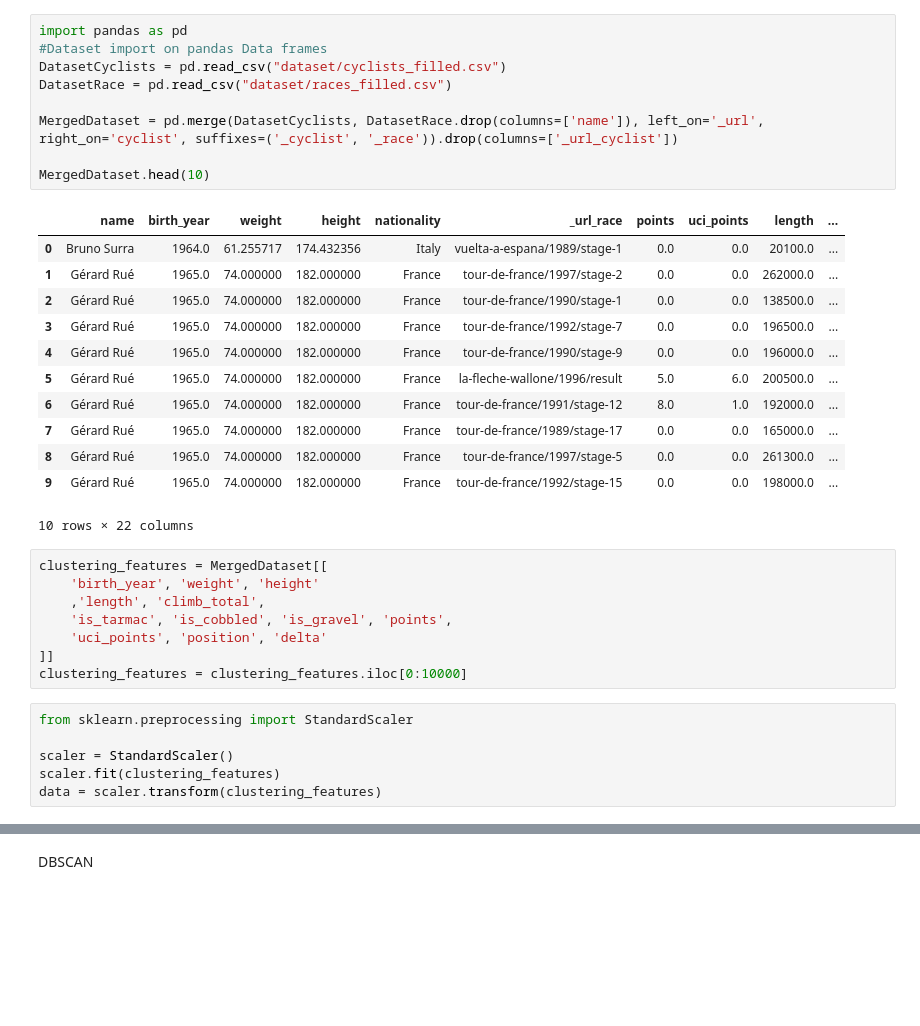
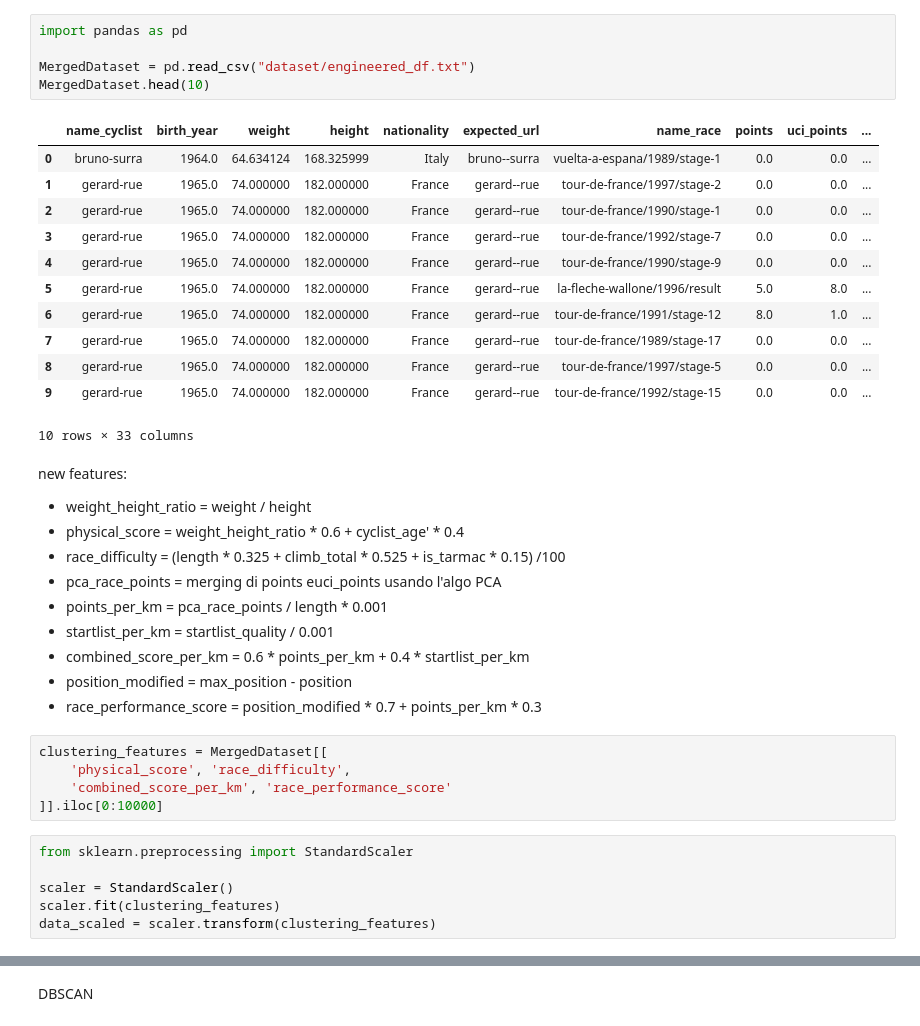
Before and after one commit to lesi-nedo/dm_project24_group_11, a Jupyter notebook: clustering_marghe.ipynb, the cells around one changed output, grey strips where cells are left out. Saved outputs shown, nothing was run; the diff lists cells and outputs as text; blank space fills up the shorter version.

```diff
--- a/clustering_marghe.ipynb
+++ b/clustering_marghe.ipynb
@@ -36,36 +15,40 @@ def center_and_scale(dataset: pd.DataFrame) -> Tuple[pd.DataFrame, Dict[str, Any
-# %%
-import pandas as pd
-#Dataset import on pandas Data frames
-DatasetCyclists = pd.read_csv("dataset/cyclists_filled.csv")
-DatasetRace = pd.read_csv("dataset/races_filled.csv")
-
-MergedDataset = pd.merge(DatasetCyclists, DatasetRace.drop(columns=['name']), left_on='_url', right_on='cyclist', suffixes=('_cyclist', '_race')).drop(columns=['_url_cyclist'])
-
-MergedDataset.head(10)
-# %% [output]
-|  | name | birth_year | weight | height | nationality | _url_race | points | uci_points | length | ... |
-| 0 | Bruno Surra | 1964.0 | 61.255717 | 174.432356 | Italy | vuelta-a-espana/1989/stage-1 | 0.0 | 0.0 | 20100.0 | ... |
-| 1 | Gérard Rué | 1965.0 | 74.000000 | 182.000000 | France | tour-de-france/1997/stage-2 | 0.0 | 0.0 | 262000.0 | ... |
-| 2 | Gérard Rué | 1965.0 | 74.000000 | 182.000000 | France | tour-de-france/1990/stage-1 | 0.0 | 0.0 | 138500.0 | ... |
-| 3 | Gérard Rué | 1965.0 | 74.000000 | 182.000000 | France | tour-de-france/1992/stage-7 | 0.0 | 0.0 | 196500.0 | ... |
-| 4 | Gérard Rué | 1965.0 | 74.000000 | 182.000000 | France | tour-de-france/1990/stage-9 | 0.0 | 0.0 | 196000.0 | ... |
-| 5 | Gérard Rué | 1965.0 | 74.000000 | 182.000000 | France | la-fleche-wallone/1996/result | 5.0 | 6.0 | 200500.0 | ... |
-| 6 | Gérard Rué | 1965.0 | 74.000000 | 182.000000 | France | tour-de-france/1991/stage-12 | 8.0 | 1.0 | 192000.0 | ... |
-| 7 | Gérard Rué | 1965.0 | 74.000000 | 182.000000 | France | tour-de-france/1989/stage-17 | 0.0 | 0.0 | 165000.0 | ... |
-| 8 | Gérard Rué | 1965.0 | 74.000000 | 182.000000 | France | tour-de-france/1997/stage-5 | 0.0 | 0.0 | 261300.0 | ... |
-| 9 | Gérard Rué | 1965.0 | 74.000000 | 182.000000 | France | tour-de-france/1992/stage-15 | 0.0 | 0.0 | 198000.0 | ... |
-10 rows × 22 columns
-# %%
-clustering_features = MergedDataset[[
-    'birth_year', 'weight', 'height'
-    ,'length', 'climb_total',
-    'is_tarmac', 'is_cobbled', 'is_gravel', 'points',
-    'uci_points', 'position', 'delta'
-]]
-clustering_features = clustering_features.iloc[0:10000]
+# %%
+import pandas as pd
+
+MergedDataset = pd.read_csv("dataset/engineered_df.txt")
+MergedDataset.head(10)
+# %% [output]
+|  | name_cyclist | birth_year | weight | height | nationality | expected_url | name_race | points | uci_points | ... |
+| 0 | bruno-surra | 1964.0 | 64.634124 | 168.325999 | Italy | bruno--surra | vuelta-a-espana/1989/stage-1 | 0.0 | 0.0 | ... |
+| 1 | gerard-rue | 1965.0 | 74.000000 | 182.000000 | France | gerard--rue | tour-de-france/1997/stage-2 | 0.0 | 0.0 | ... |
+| 2 | gerard-rue | 1965.0 | 74.000000 | 182.000000 | France | gerard--rue | tour-de-france/1990/stage-1 | 0.0 | 0.0 | ... |
+| 3 | gerard-rue | 1965.0 | 74.000000 | 182.000000 | France | gerard--rue | tour-de-france/1992/stage-7 | 0.0 | 0.0 | ... |
+| 4 | gerard-rue | 1965.0 | 74.000000 | 182.000000 | France | gerard--rue | tour-de-france/1990/stage-9 | 0.0 | 0.0 | ... |
+| 5 | gerard-rue | 1965.0 | 74.000000 | 182.000000 | France | gerard--rue | la-fleche-wallone/1996/result | 5.0 | 8.0 | ... |
+| 6 | gerard-rue | 1965.0 | 74.000000 | 182.000000 | France | gerard--rue | tour-de-france/1991/stage-12 | 8.0 | 1.0 | ... |
+| 7 | gerard-rue | 1965.0 | 74.000000 | 182.000000 | France | gerard--rue | tour-de-france/1989/stage-17 | 0.0 | 0.0 | ... |
+| 8 | gerard-rue | 1965.0 | 74.000000 | 182.000000 | France | gerard--rue | tour-de-france/1997/stage-5 | 0.0 | 0.0 | ... |
+| 9 | gerard-rue | 1965.0 | 74.000000 | 182.000000 | France | gerard--rue | tour-de-france/1992/stage-15 | 0.0 | 0.0 | ... |
+10 rows × 33 columns
+# %% [markdown]
+new features:
+- weight_height_ratio = weight / height
+- physical_score = weight_height_ratio * 0.6 + cyclist_age' * 0.4
+- race_difficulty = (length * 0.325 + climb_total * 0.525 + is_tarmac * 0.15) /100
+- pca_race_points = merging di points euci_points usando l'algo PCA
+- points_per_km = pca_race_points / length * 0.001
+- startlist_per_km = startlist_quality / 0.001
+- combined_score_per_km = 0.6 * points_per_km + 0.4 * startlist_per_km
+- position_modified = max_position - position
+- race_performance_score = position_modified * 0.7 + points_per_km * 0.3
+# %%
+clustering_features = MergedDataset[[
+    'physical_score', 'race_difficulty',
+    'combined_score_per_km', 'race_performance_score'
+]].iloc[0:10000]
 # %%
 from sklearn.preprocessing import StandardScaler
 
 scaler = StandardScaler()
 scaler.fit(clustering_features)
-data = scaler.transform(clustering_features)
+data_scaled = scaler.transform(clustering_features)
```
Also changed, not shown: parts of 16 cells of this notebook.
